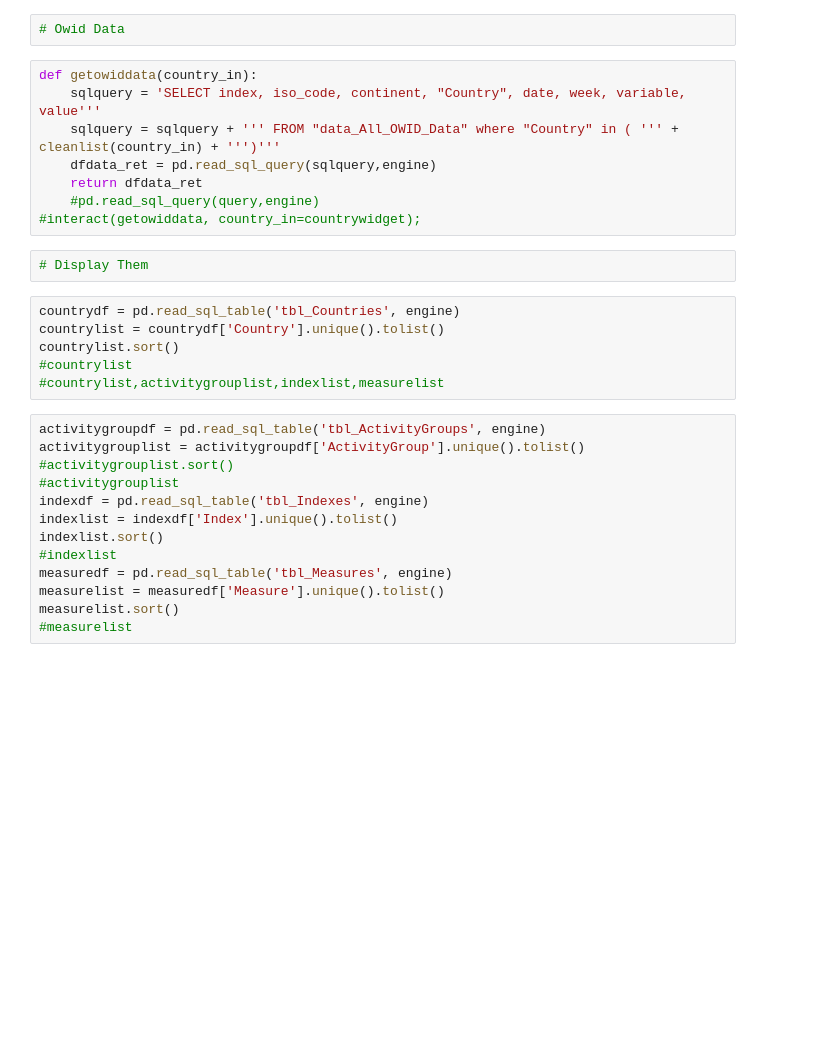
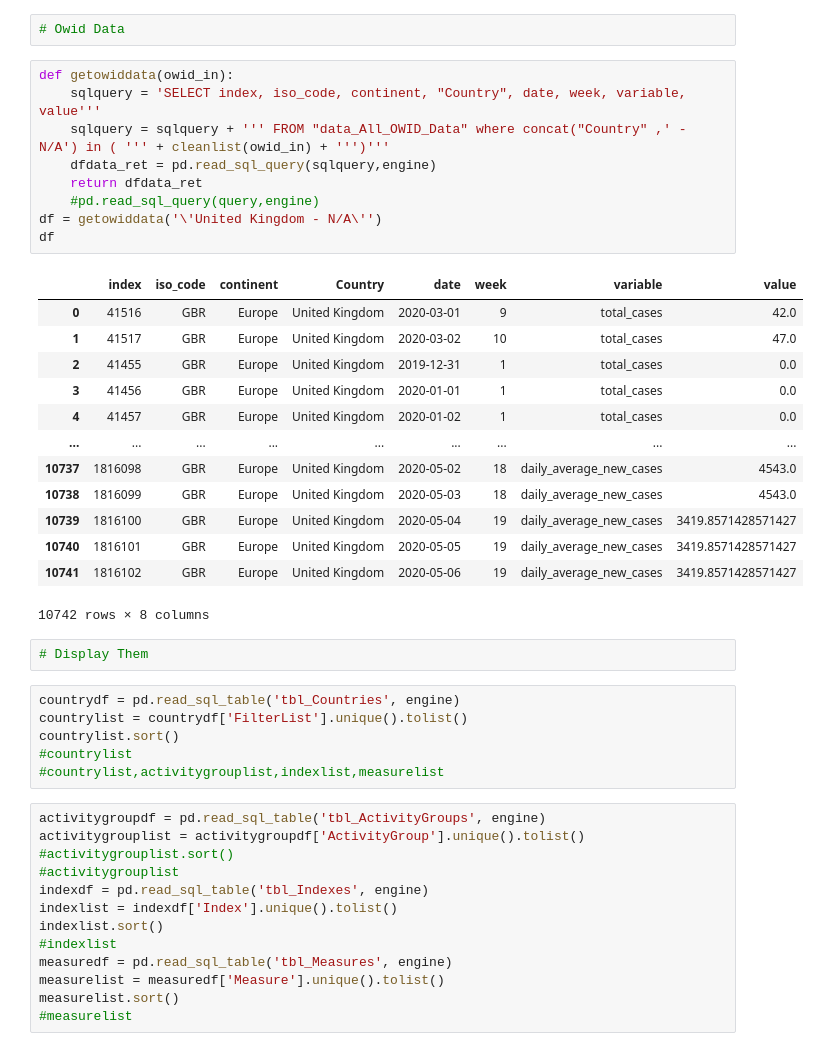
Before and after one commit to andrewcgaitskell/virus-data-voila, a Jupyter notebook: notebooks/currentviz.ipynb, the cells around one changed output. Drawn from its saved outputs; the diff is of its cells as text; blank space fills up the shorter version.

```diff
--- a/notebooks/currentviz.ipynb
+++ b/notebooks/currentviz.ipynb
@@ -164,18 +222,33 @@ def getindexdata(country_in):
 # %%
 # Owid Data
 # %%
-def getowiddata(country_in):
+def getowiddata(owid_in):
     sqlquery = 'SELECT index, iso_code, continent, "Country", date, week, variable, value'''
-    sqlquery = sqlquery + ''' FROM "data_All_OWID_Data" where "Country" in ( ''' + cleanlist(country_in) + ''')'''
+    sqlquery = sqlquery + ''' FROM "data_All_OWID_Data" where concat("Country" ,' - N/A') in ( ''' + cleanlist(owid_in) + ''')'''
     dfdata_ret = pd.read_sql_query(sqlquery,engine)
     return dfdata_ret
     #pd.read_sql_query(query,engine)
-#interact(getowiddata, country_in=countrywidget);
+df = getowiddata('\'United Kingdom - N/A\'')
+df
+# %% [output]
+|  | index | iso_code | continent | Country | date | week | variable | value |
+| 0 | 41516 | GBR | Europe | United Kingdom | 2020-03-01 | 9 | total_cases | 42.0 |
+| 1 | 41517 | GBR | Europe | United Kingdom | 2020-03-02 | 10 | total_cases | 47.0 |
+| 2 | 41455 | GBR | Europe | United Kingdom | 2019-12-31 | 1 | total_cases | 0.0 |
+| 3 | 41456 | GBR | Europe | United Kingdom | 2020-01-01 | 1 | total_cases | 0.0 |
+| 4 | 41457 | GBR | Europe | United Kingdom | 2020-01-02 | 1 | total_cases | 0.0 |
+| ... | ... | ... | ... | ... | ... | ... | ... | ... |
+| 10737 | 1816098 | GBR | Europe | United Kingdom | 2020-05-02 | 18 | daily_average_new_cases | 4543.0 |
+| 10738 | 1816099 | GBR | Europe | United Kingdom | 2020-05-03 | 18 | daily_average_new_cases | 4543.0 |
+| 10739 | 1816100 | GBR | Europe | United Kingdom | 2020-05-04 | 19 | daily_average_new_cases | 3419.8571428571427 |
+| 10740 | 1816101 | GBR | Europe | United Kingdom | 2020-05-05 | 19 | daily_average_new_cases | 3419.8571428571427 |
+| 10741 | 1816102 | GBR | Europe | United Kingdom | 2020-05-06 | 19 | daily_average_new_cases | 3419.8571428571427 |
+10742 rows × 8 columns
 # %%
 # Display Them
 # %%
 countrydf = pd.read_sql_table('tbl_Countries', engine)
-countrylist = countrydf['Country'].unique().tolist()
+countrylist = countrydf['FilterList'].unique().tolist()
 countrylist.sort()
 #countrylist
 #countrylist,activitygrouplist,indexlist,measurelist
```
Also changed, not shown: parts of 10 cells of this notebook.
